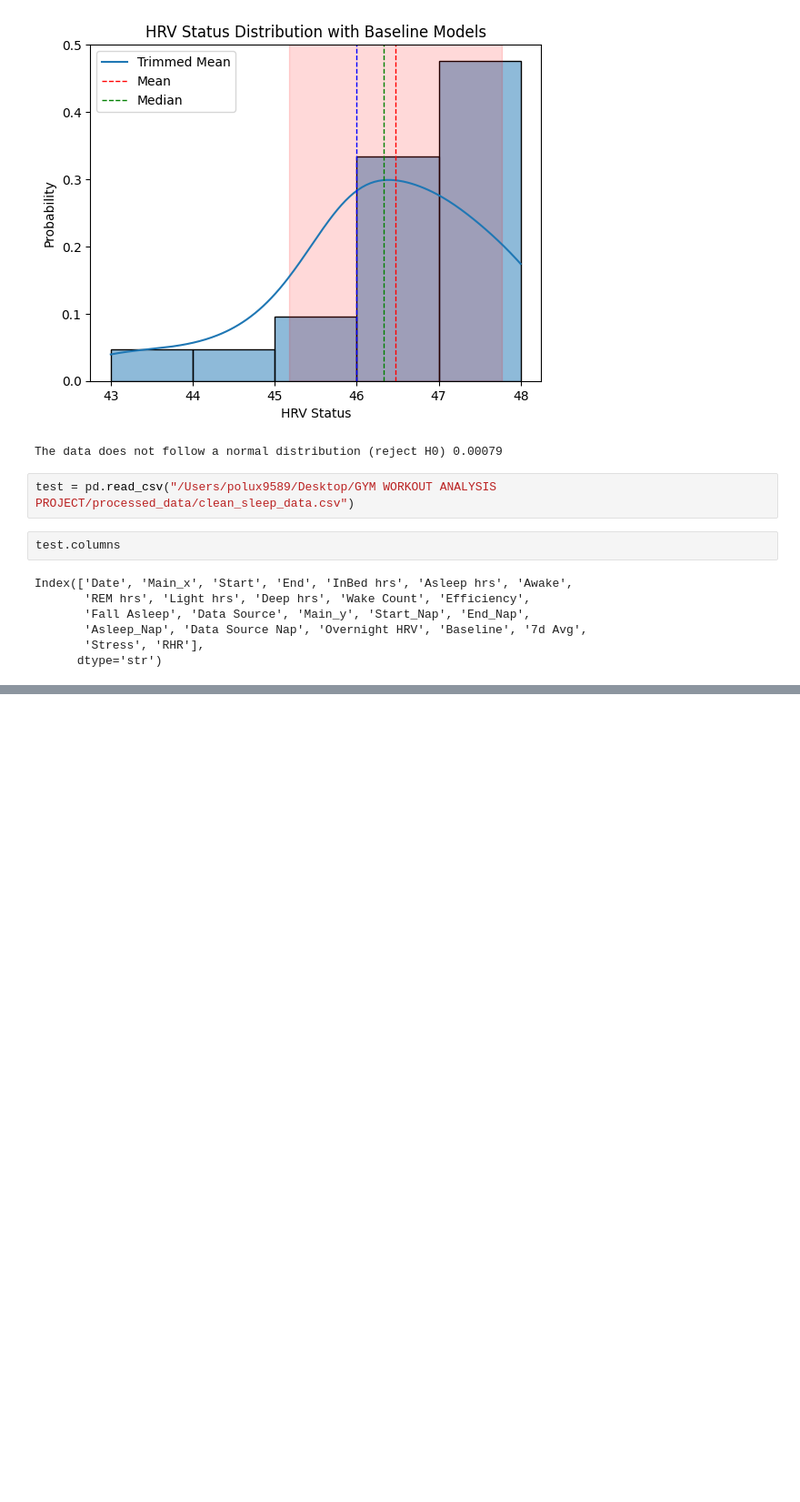
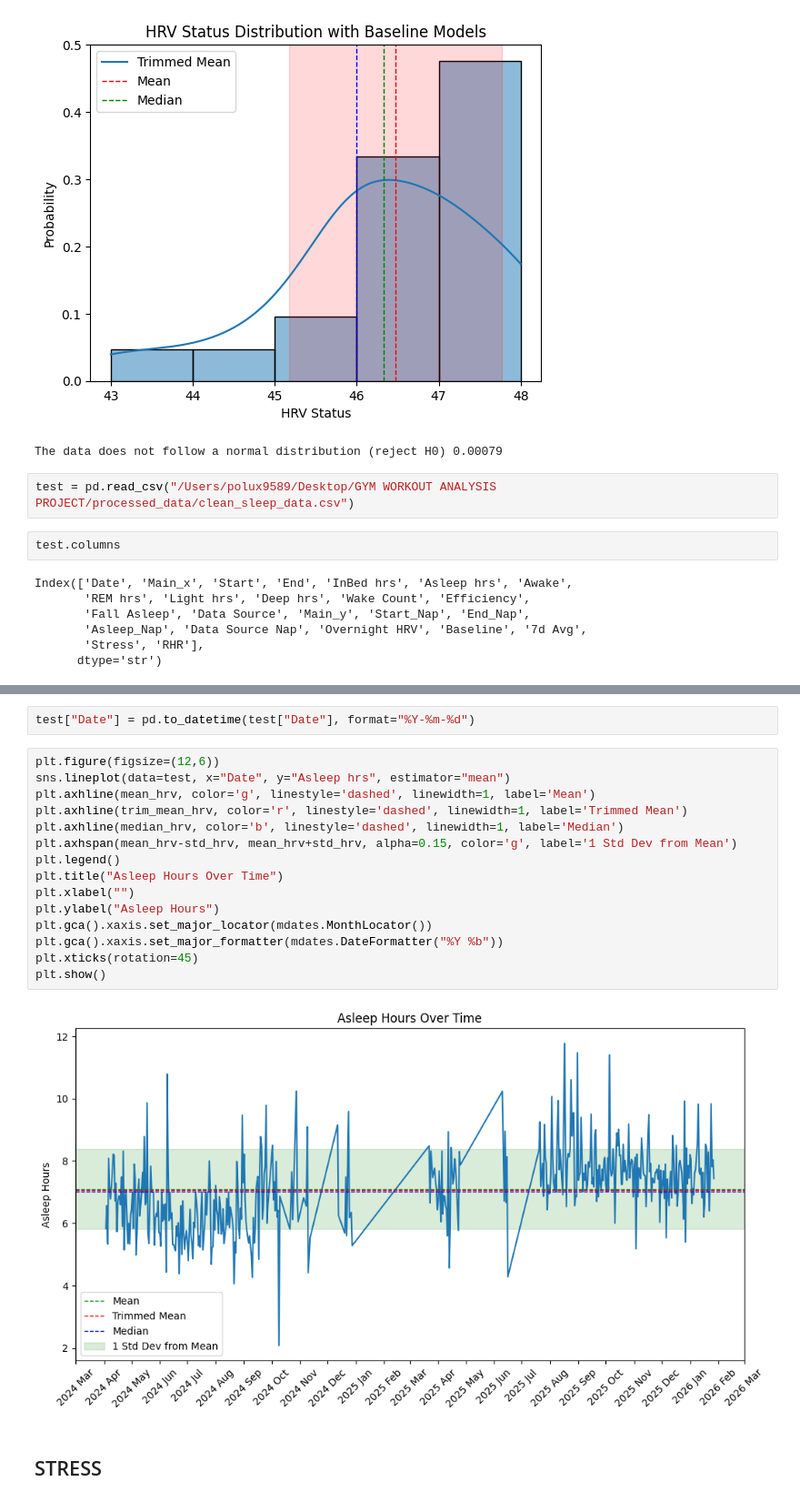
Before and after one commit to POLUX89/gym-ml-performance, a Jupyter notebook: notebooks/01_data_model_baseline.ipynb, the cells around one changed output, grey strips where cells are left out. Shown at 91% size. Drawn from its saved outputs; the diff is of its cells as text; blank space fills up the shorter version.

```diff
--- a/notebooks/01_data_model_baseline.ipynb
+++ b/notebooks/01_data_model_baseline.ipynb
@@ -375,0 +413,21 @@ sleep
+# %%
+test["Date"] = pd.to_datetime(test["Date"], format="%Y-%m-%d")
+# %%
+plt.figure(figsize=(12,6))
+sns.lineplot(data=test, x="Date", y="Asleep hrs", estimator="mean")
+plt.axhline(mean_hrv, color='g', linestyle='dashed', linewidth=1, label='Mean')
+plt.axhline(trim_mean_hrv, color='r', linestyle='dashed', linewidth=1, label='Trimmed Mean')
+plt.axhline(median_hrv, color='b', linestyle='dashed', linewidth=1, label='Median')
+plt.axhspan(mean_hrv-std_hrv, mean_hrv+std_hrv, alpha=0.15, color='g', label='1 Std Dev from Mean')
+plt.legend()
+plt.title("Asleep Hours Over Time")
+plt.xlabel("")
+plt.ylabel("Asleep Hours")
+plt.gca().xaxis.set_major_locator(mdates.MonthLocator())
+plt.gca().xaxis.set_major_formatter(mdates.DateFormatter("%Y %b"))
+plt.xticks(rotation=45)
+plt.show()
+# %% [output]
+[figure, added]
+# %% [markdown]
+## STRESS
```
Also changed, not shown: parts of 13 cells of this notebook, 1 other file.
